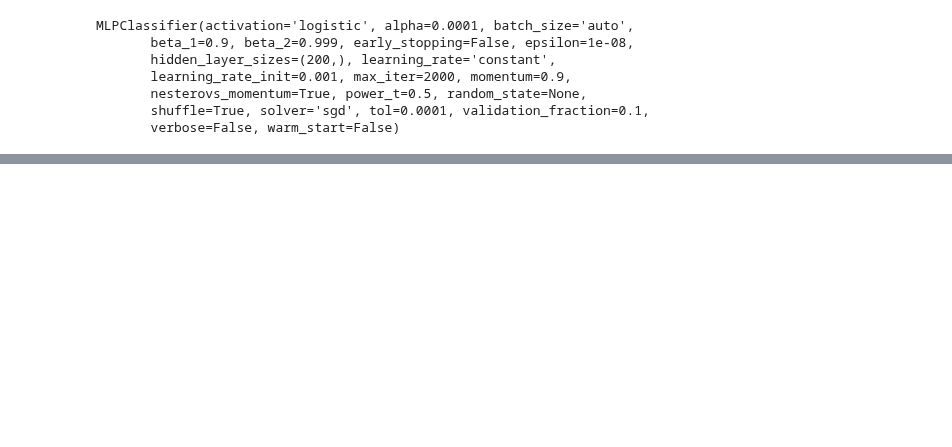
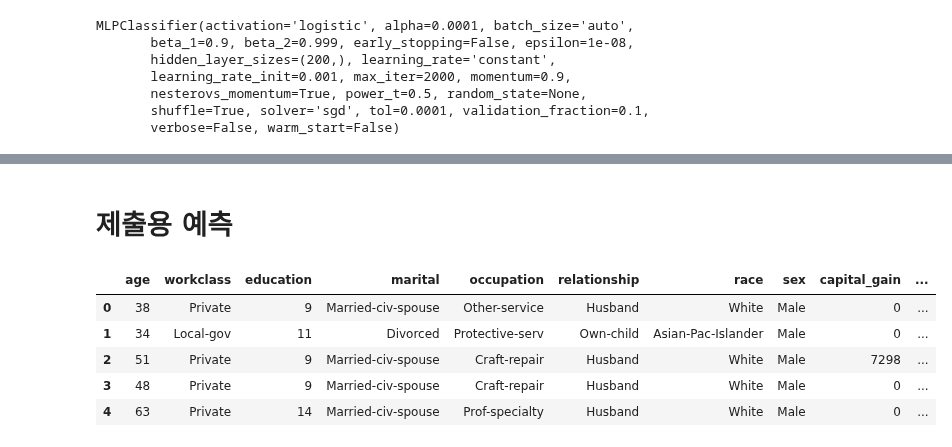
Before and after one commit to woosa7/PythonDataAnalytics, a Jupyter notebook: KMU/FinalExam.ipynb, the cells around one changed output, grey strips where cells are left out. Saved outputs shown, nothing was run; the diff lists cells and outputs as text; code cells hidden in the pictures; blank space fills up the shorter version.

```diff
--- a/KMU/FinalExam.ipynb
+++ b/KMU/FinalExam.ipynb
@@ -416,0 +486,12 @@ F1 : 0.58
+# %% [markdown]
+# 제출용 예측
+# %%
+test = pd.read_csv('test.csv')
+test.head()
+# %% [output]
+|  | age | workclass | education | marital | occupation | relationship | race | sex | capital_gain | ... |
+| 0 | 38 | Private | 9 | Married-civ-spouse | Other-service | Husband | White | Male | 0 | ... |
+| 1 | 34 | Local-gov | 11 | Divorced | Protective-serv | Own-child | Asian-Pac-Islander | Male | 0 | ... |
+| 2 | 51 | Private | 9 | Married-civ-spouse | Craft-repair | Husband | White | Male | 7298 | ... |
+| 3 | 48 | Private | 9 | Married-civ-spouse | Craft-repair | Husband | White | Male | 0 | ... |
+| 4 | 63 | Private | 14 | Married-civ-spouse | Prof-specialty | Husband | White | Male | 0 | ... |
```
Also changed, not shown: parts of 51 cells of this notebook, 1 other file.
